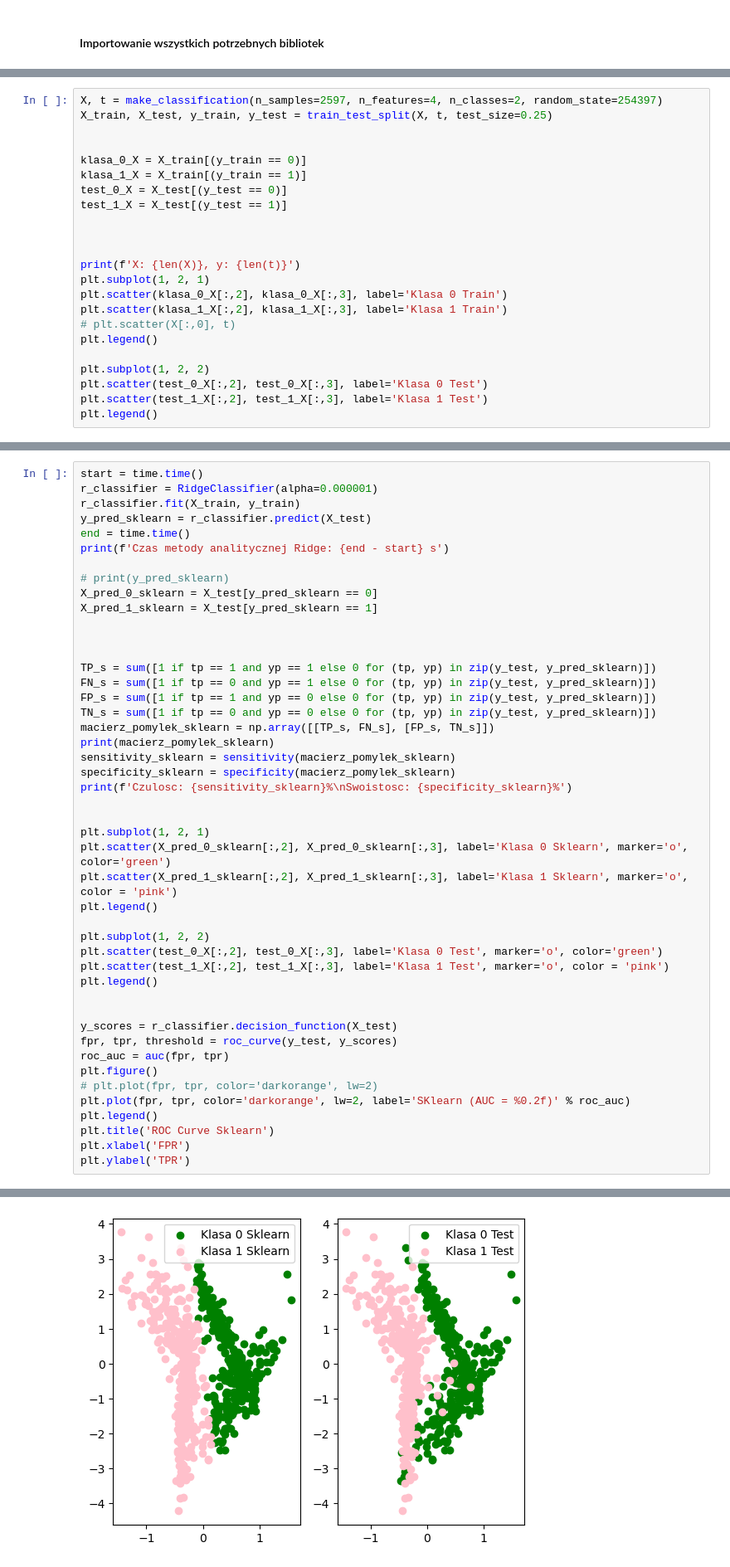
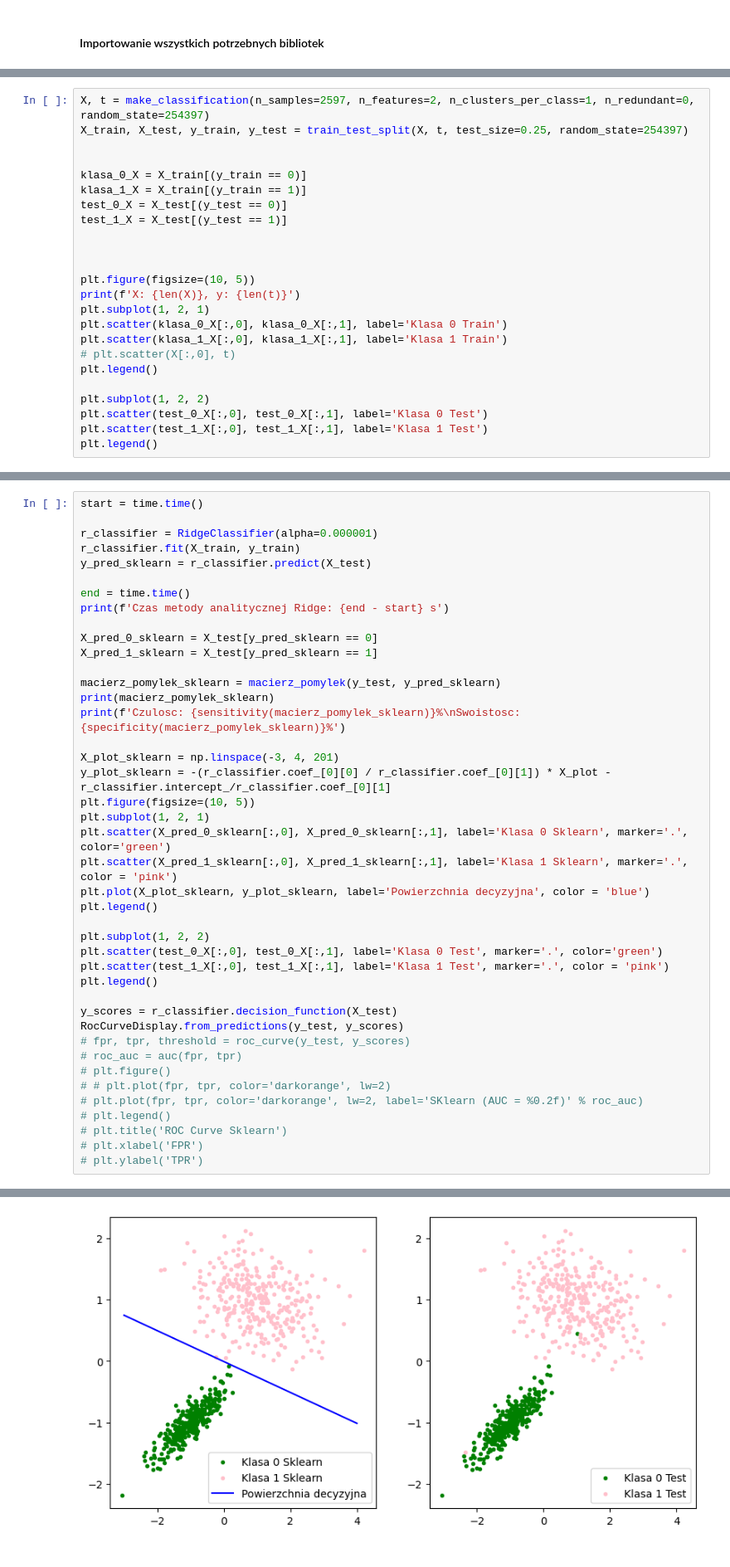
Before and after one commit to HaZhul/ML-models, a Jupyter notebook: PUM2/2_254397_Dominik_Pabiniak.ipynb, the cells around one changed output, grey strips where cells are left out. Shown at 83% size. Saved outputs shown, nothing was run; the diff lists cells and outputs as text.

```diff
--- a/PUM2/2_254397_Dominik_Pabiniak.ipynb
+++ b/PUM2/2_254397_Dominik_Pabiniak.ipynb
@@ -42,6 +58,6 @@ def roc_curve_2(y_test, y_pred):
 # %%
-X, t = make_classification(n_samples=2597, n_features=4, n_classes=2, random_state=254397)
-X_train, X_test, y_train, y_test = train_test_split(X, t, test_size=0.25)
+X, t = make_classification(n_samples=2597, n_features=2, n_clusters_per_class=1, n_redundant=0, random_state=254397)
+X_train, X_test, y_train, y_test = train_test_split(X, t, test_size=0.25, random_state=254397)
 
 
 klasa_0_X = X_train[(y_train == 0)]
@@ -51,16 +67,17 @@ test_1_X = X_test[(y_test == 1)]
 
 
 
+plt.figure(figsize=(10, 5))
 print(f'X: {len(X)}, y: {len(t)}')
 plt.subplot(1, 2, 1)
-plt.scatter(klasa_0_X[:,2], klasa_0_X[:,3], label='Klasa 0 Train')
-plt.scatter(klasa_1_X[:,2], klasa_1_X[:,3], label='Klasa 1 Train')
+plt.scatter(klasa_0_X[:,0], klasa_0_X[:,1], label='Klasa 0 Train')
+plt.scatter(klasa_1_X[:,0], klasa_1_X[:,1], label='Klasa 1 Train')
 # plt.scatter(X[:,0], t)
 plt.legend()
 
 plt.subplot(1, 2, 2)
-plt.scatter(test_0_X[:,2], test_0_X[:,3], label='Klasa 0 Test')
-plt.scatter(test_1_X[:,2], test_1_X[:,3], label='Klasa 1 Test')
+plt.scatter(test_0_X[:,0], test_0_X[:,1], label='Klasa 0 Test')
+plt.scatter(test_1_X[:,0], test_1_X[:,1], label='Klasa 1 Test')
 plt.legend()
 # %% [output]
 X: 2597, y: 2597
@@ -126,47 +150,43 @@ Text(0, 0.5, 'TPR')
 # %%
 start = time.time()
+
 r_classifier = RidgeClassifier(alpha=0.000001)
 r_classifier.fit(X_train, y_train)
 y_pred_sklearn = r_classifier.predict(X_test)
+
 end = time.time()
 print(f'Czas metody analitycznej Ridge: {end - start} s')
 
-# print(y_pred_sklearn)
 X_pred_0_sklearn = X_test[y_pred_sklearn == 0]
 X_pred_1_sklearn = X_test[y_pred_sklearn == 1]
 
+macierz_pomylek_sklearn = macierz_pomylek(y_test, y_pred_sklearn)
+print(macierz_pomylek_sklearn)
+print(f'Czulosc: {sensitivity(macierz_pomylek_sklearn)}%\nSwoistosc: {specificity(macierz_pomylek_sklearn)}%')
 
-
-TP_s = sum([1 if tp == 1 and yp == 1 else 0 for (tp, yp) in zip(y_test, y_pred_sklearn)])
-FN_s = sum([1 if tp == 0 and yp == 1 else 0 for (tp, yp) in zip(y_test, y_pred_sklearn)])
-FP_s = sum([1 if tp == 1 and yp == 0 else 0 for (tp, yp) in zip(y_test, y_pred_sklearn)])
-TN_s = sum([1 if tp == 0 and yp == 0 else 0 for (tp, yp) in zip(y_test, y_pred_sklearn)])
-macierz_pomylek_sklearn = np.array([[TP_s, FN_s], [FP_s, TN_s]])
-print(macierz_pomylek_sklearn)
-sensitivity_sklearn = sensitivity(macierz_pomylek_sklearn)
-specificity_sklearn = specificity(macierz_pomylek_sklearn)
-print(f'Czulosc: {sensitivity_sklearn}%\nSwoistosc: {specificity_sklearn}%')
-
-
+X_plot_sklearn = np.linspace(-3, 4, 201)
+y_plot_sklearn = -(r_classifier.coef_[0][0] / r_classifier.coef_[0][1]) * X_plot - r_classifier.intercept_/r_classifier.coef_[0][1]
+plt.figure(figsize=(10, 5))
 plt.subplot(1, 2, 1)
-plt.scatter(X_pred_0_sklearn[:,2], X_pred_0_sklearn[:,3], label='Klasa 0 Sklearn', marker='o', color='green')
-plt.scatter(X_pred_1_sklearn[:,2], X_pred_1_sklearn[:,3], label='Klasa 1 Sklearn', marker='o', color = 'pink')
+plt.scatter(X_pred_0_sklearn[:,0], X_pred_0_sklearn[:,1], label='Klasa 0 Sklearn', marker='.', color='green')
+plt.scatter(X_pred_1_sklearn[:,0], X_pred_1_sklearn[:,1], label='Klasa 1 Sklearn', marker='.', color = 'pink')
+plt.plot(X_plot_sklearn, y_plot_sklearn, label='Powierzchnia decyzyjna', color = 'blue')
 plt.legend()
 
 plt.subplot(1, 2, 2)
-plt.scatter(test_0_X[:,2], test_0_X[:,3], label='Klasa 0 Test', marker='o', color='green')
-plt.scatter(test_1_X[:,2], test_1_X[:,3], label='Klasa 1 Test', marker='o', color = 'pink')
+plt.scatter(test_0_X[:,0], test_0_X[:,1], label='Klasa 0 Test', marker='.', color='green')
+plt.scatter(test_1_X[:,0], test_1_X[:,1], label='Klasa 1 Test', marker='.', color = 'pink')
 plt.legend()
 
-
 y_scores = r_classifier.decision_function(X_test)
-fpr, tpr, threshold = roc_curve(y_test, y_scores)
-roc_auc = auc(fpr, tpr)
-plt.figure()
-# plt.plot(fpr, tpr, color='darkorange', lw=2)
-plt.plot(fpr, tpr, color='darkorange', lw=2, label='SKlearn (AUC = %0.2f)' % roc_auc)
-plt.legend()
-plt.title('ROC Curve Sklearn')
-plt.xlabel('FPR')
-plt.ylabel('TPR')
+RocCurveDisplay.from_predictions(y_test, y_scores)
+# fpr, tpr, threshold = roc_curve(y_test, y_scores)
+# roc_auc = auc(fpr, tpr)
+# plt.figure()
+# # plt.plot(fpr, tpr, color='darkorange', lw=2)
+# plt.plot(fpr, tpr, color='darkorange', lw=2, label='SKlearn (AUC = %0.2f)' % roc_auc)
+# plt.legend()
+# plt.title('ROC Curve Sklearn')
+# plt.xlabel('FPR')
+# plt.ylabel('TPR')
 # %% [output]
@@ -179 +199 @@ Text(0, 0.5, 'TPR')
-[figure, old version]
+[figure, new version]
```
Also changed, not shown: parts of 11 cells of this notebook.
